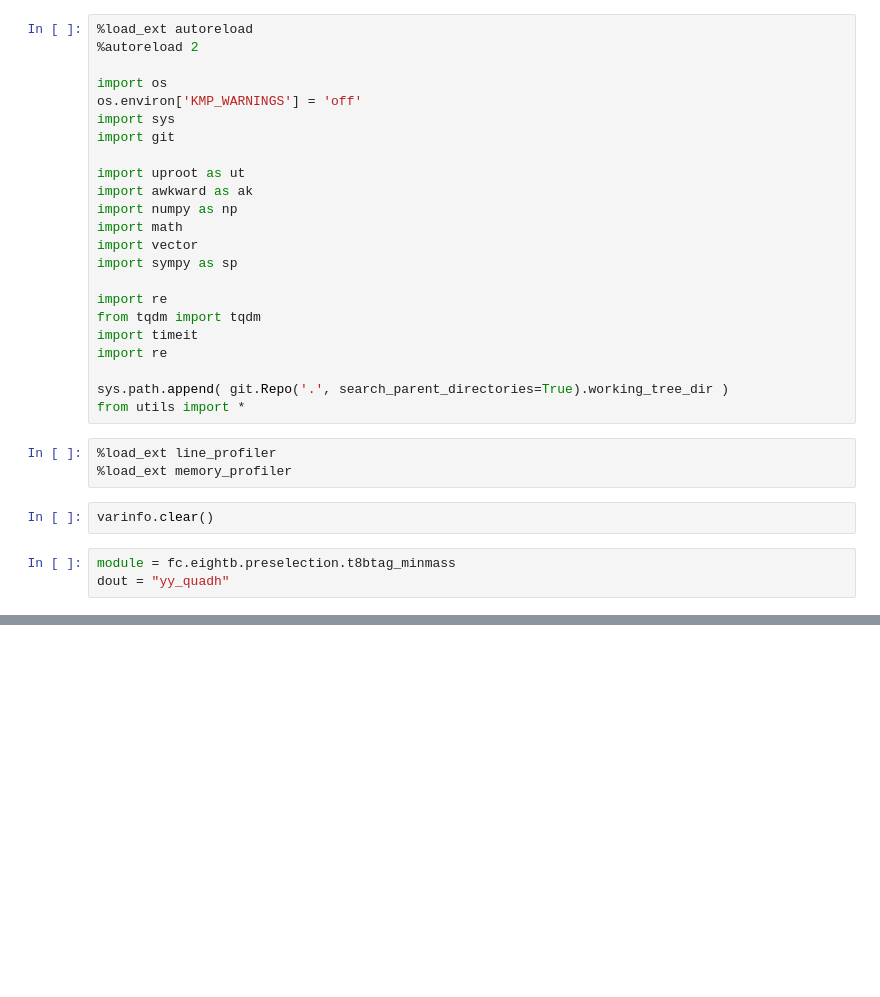
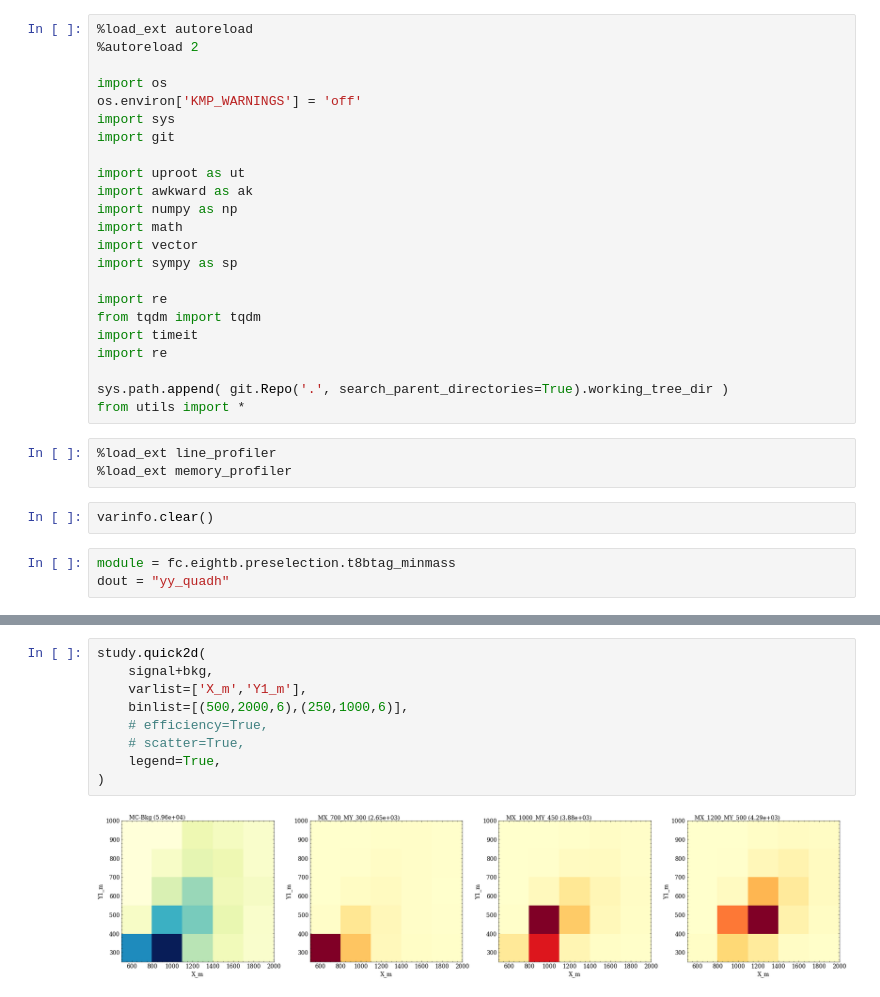
Before and after one commit to ekoenig4/analysis, a Jupyter notebook: jupyter/eightb/analysis/ranked_yy_quadh/test_benchmark.ipynb, the cells around one changed output, grey strips where cells are left out. Saved outputs shown, nothing was run; the diff lists cells and outputs as text; blank space fills up the shorter version.

```diff
--- a/jupyter/eightb/analysis/ranked_yy_quadh/test_benchmark.ipynb
+++ b/jupyter/eightb/analysis/ranked_yy_quadh/test_benchmark.ipynb
@@ -124,0 +122,11 @@ study.compare_masks(
+# %%
+study.quick2d(
+    signal+bkg,
+    varlist=['X_m','Y1_m'],
+    binlist=[(500,2000,6),(250,1000,6)],
+    # efficiency=True,
+    # scatter=True,
+    legend=True,
+)
+# %% [output]
+[figure, added]
```
Also changed, not shown: parts of 22 cells of this notebook, 5 other files.
